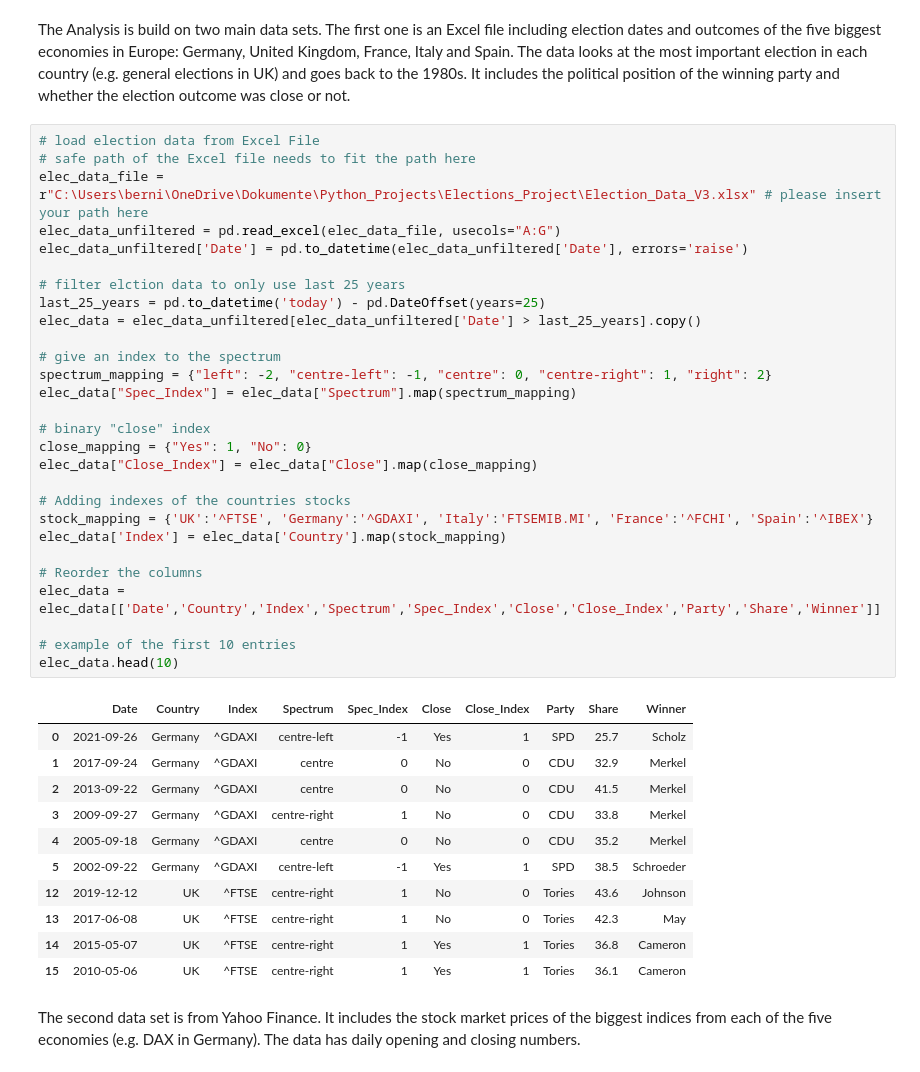
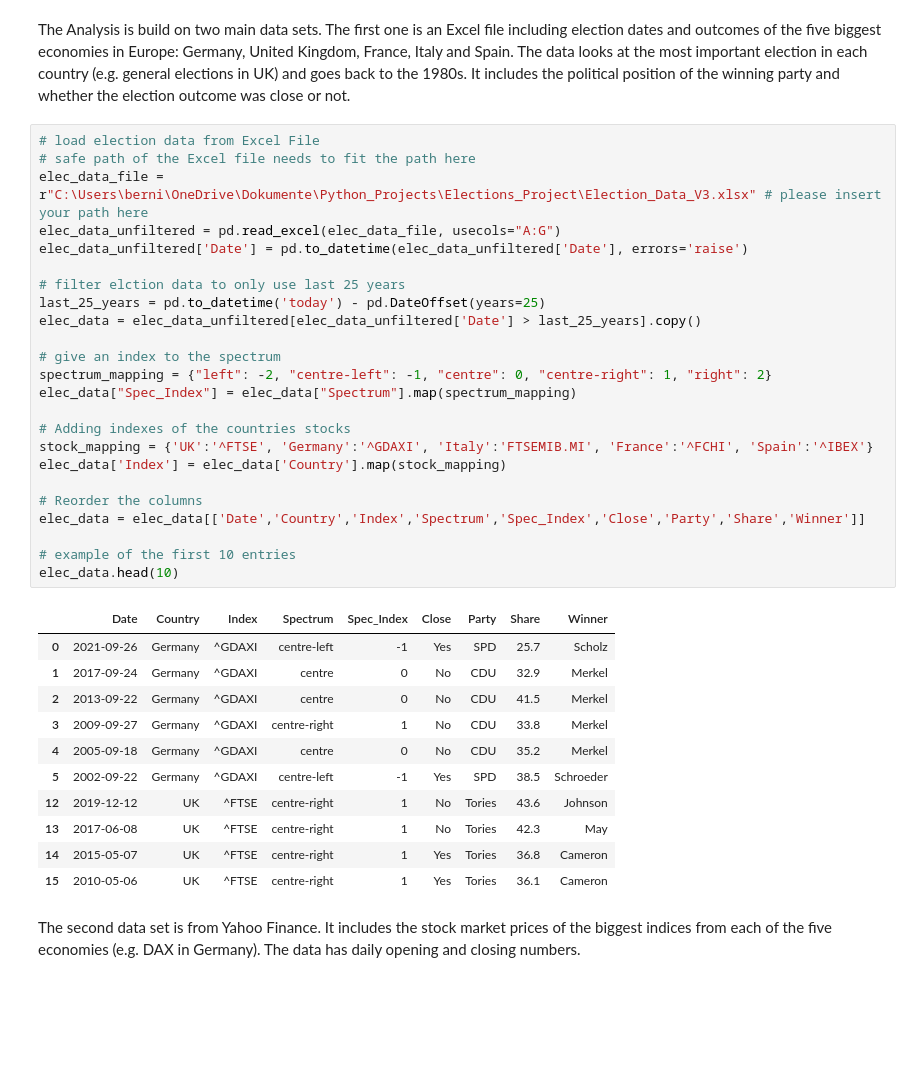
Before and after one commit to RafaelMeiri/Elections_Project, a Jupyter notebook: Introduction.ipynb, the cells around one changed output. Saved outputs shown, nothing was run; the diff lists cells and outputs as text; blank space fills up the shorter version.

```diff
--- a/Introduction.ipynb
+++ b/Introduction.ipynb
@@ -16,43 +16,39 @@ The Analysis is build on two main data sets. The first one is an Excel file incl
 # %%
 # load election data from Excel File
 # safe path of the Excel file needs to fit the path here
 elec_data_file = r"C:\Users\berni\OneDrive\Dokumente\Python_Projects\Elections_Project\Election_Data_V3.xlsx" # please insert your path here
 elec_data_unfiltered = pd.read_excel(elec_data_file, usecols="A:G")
 elec_data_unfiltered['Date'] = pd.to_datetime(elec_data_unfiltered['Date'], errors='raise')
 
 # filter elction data to only use last 25 years
 last_25_years = pd.to_datetime('today') - pd.DateOffset(years=25)
 elec_data = elec_data_unfiltered[elec_data_unfiltered['Date'] > last_25_years].copy()
 
 # give an index to the spectrum
 spectrum_mapping = {"left": -2, "centre-left": -1, "centre": 0, "centre-right": 1, "right": 2}
 elec_data["Spec_Index"] = elec_data["Spectrum"].map(spectrum_mapping)
 
-# binary "close" index
-close_mapping = {"Yes": 1, "No": 0}
-elec_data["Close_Index"] = elec_data["Close"].map(close_mapping)
-
 # Adding indexes of the countries stocks
 stock_mapping = {'UK':'^FTSE', 'Germany':'^GDAXI', 'Italy':'FTSEMIB.MI', 'France':'^FCHI', 'Spain':'^IBEX'}
 elec_data['Index'] = elec_data['Country'].map(stock_mapping)
 
 # Reorder the columns
-elec_data = elec_data[['Date','Country','Index','Spectrum','Spec_Index','Close','Close_Index','Party','Share','Winner']]
+elec_data = elec_data[['Date','Country','Index','Spectrum','Spec_Index','Close','Party','Share','Winner']]
 
 # example of the first 10 entries
 elec_data.head(10)
 # %% [output]
-|  | Date | Country | Index | Spectrum | Spec_Index | Close | Close_Index | Party | Share | Winner |
-| 0 | 2021-09-26 | Germany | ^GDAXI | centre-left | -1 | Yes | 1 | SPD | 25.7 | Scholz |
-| 1 | 2017-09-24 | Germany | ^GDAXI | centre | 0 | No | 0 | CDU | 32.9 | Merkel |
-| 2 | 2013-09-22 | Germany | ^GDAXI | centre | 0 | No | 0 | CDU | 41.5 | Merkel |
-| 3 | 2009-09-27 | Germany | ^GDAXI | centre-right | 1 | No | 0 | CDU | 33.8 | Merkel |
-| 4 | 2005-09-18 | Germany | ^GDAXI | centre | 0 | No | 0 | CDU | 35.2 | Merkel |
-| 5 | 2002-09-22 | Germany | ^GDAXI | centre-left | -1 | Yes | 1 | SPD | 38.5 | Schroeder |
-| 12 | 2019-12-12 | UK | ^FTSE | centre-right | 1 | No | 0 | Tories | 43.6 | Johnson |
-| 13 | 2017-06-08 | UK | ^FTSE | centre-right | 1 | No | 0 | Tories | 42.3 | May |
-| 14 | 2015-05-07 | UK | ^FTSE | centre-right | 1 | Yes | 1 | Tories | 36.8 | Cameron |
-| 15 | 2010-05-06 | UK | ^FTSE | centre-right | 1 | Yes | 1 | Tories | 36.1 | Cameron |
+|  | Date | Country | Index | Spectrum | Spec_Index | Close | Party | Share | Winner |
+| 0 | 2021-09-26 | Germany | ^GDAXI | centre-left | -1 | Yes | SPD | 25.7 | Scholz |
+| 1 | 2017-09-24 | Germany | ^GDAXI | centre | 0 | No | CDU | 32.9 | Merkel |
+| 2 | 2013-09-22 | Germany | ^GDAXI | centre | 0 | No | CDU | 41.5 | Merkel |
+| 3 | 2009-09-27 | Germany | ^GDAXI | centre-right | 1 | No | CDU | 33.8 | Merkel |
+| 4 | 2005-09-18 | Germany | ^GDAXI | centre | 0 | No | CDU | 35.2 | Merkel |
+| 5 | 2002-09-22 | Germany | ^GDAXI | centre-left | -1 | Yes | SPD | 38.5 | Schroeder |
+| 12 | 2019-12-12 | UK | ^FTSE | centre-right | 1 | No | Tories | 43.6 | Johnson |
+| 13 | 2017-06-08 | UK | ^FTSE | centre-right | 1 | No | Tories | 42.3 | May |
+| 14 | 2015-05-07 | UK | ^FTSE | centre-right | 1 | Yes | Tories | 36.8 | Cameron |
+| 15 | 2010-05-06 | UK | ^FTSE | centre-right | 1 | Yes | Tories | 36.1 | Cameron |
 # %% [markdown]
 The second data set is from Yahoo Finance. It includes the stock market prices of the biggest indices from each of the five economies (e.g. DAX in Germany). The data has daily opening and closing numbers.
 # %%
```
Also changed, not shown: 1 other file.
